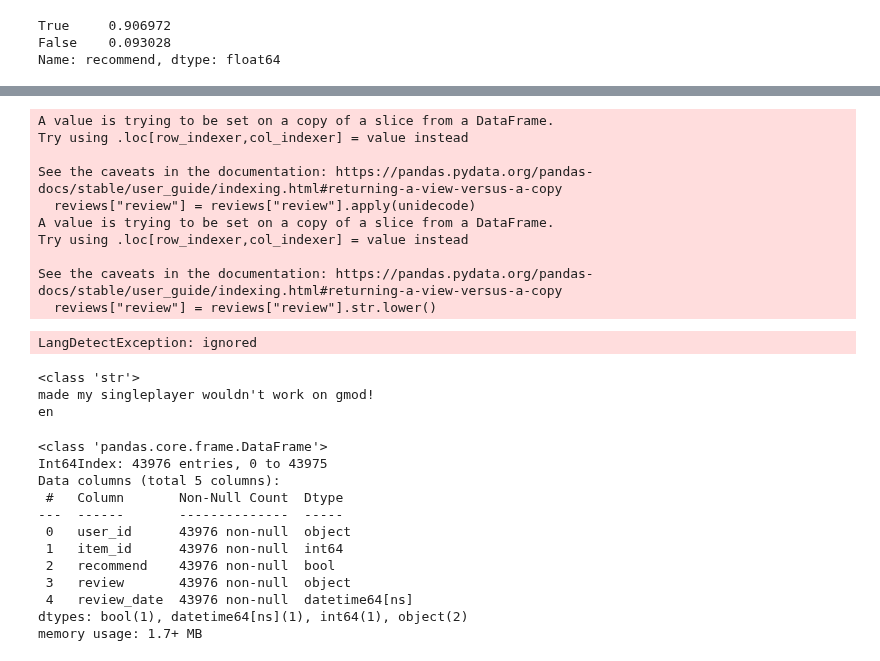
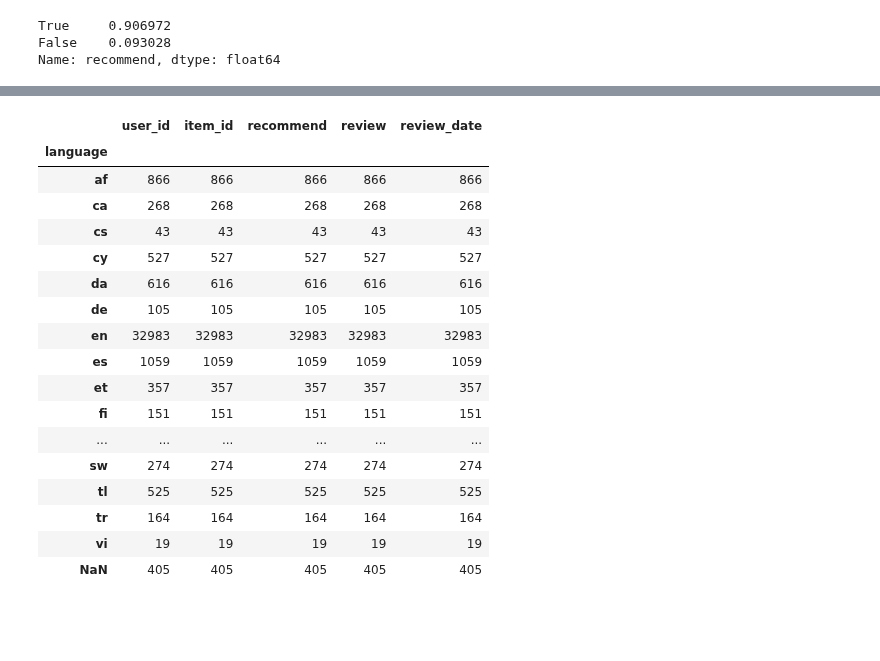
Before and after one commit to DaAnMaGi/PI_ML_OPS, a Jupyter notebook: formulacion/formulacion_datos.ipynb, the cells around one changed output, grey strips where cells are left out. Saved outputs shown, nothing was run; the diff lists cells and outputs as text; code cells hidden in the pictures; blank space fills up the shorter version.

```diff
--- a/formulacion/formulacion_datos.ipynb
+++ b/formulacion/formulacion_datos.ipynb
@@ -211,45 +197,22 @@ x
-# %%
-# Se transliteran los caracteres de "review" a ASCII
-reviews["review"] = reviews["review"].apply(unidecode)
-# Se colocan todos los caracteres en minúscula y se asegura que sean strings.
-reviews["review"] = reviews["review"].str.lower()
-# %% [output]
-A value is trying to be set on a copy of a slice from a DataFrame.
-Try using .loc[row_indexer,col_indexer] = value instead
-
-See the caveats in the documentation: https://pandas.pydata.org/pandas-docs/stable/user_guide/indexing.html#returning-a-view-versus-a-copy
-  reviews["review"] = reviews["review"].apply(unidecode)
-A value is trying to be set on a copy of a slice from a DataFrame.
-Try using .loc[row_indexer,col_indexer] = value instead
-
-See the caveats in the documentation: https://pandas.pydata.org/pandas-docs/stable/user_guide/indexing.html#returning-a-view-versus-a-copy
-  reviews["review"] = reviews["review"].str.lower()
-# %%
-# Se vuelve a intentar detectar el lenguaje para cada una de las reviews
-reviews["langugage"] = reviews["review"].apply(detect)
-# %% [output]
-LangDetectException: ignored
-# %%
-x = reviews.loc[41500,"review"]
-print(type(x))
-print(x)
-print(detect(x))
-# %% [output]
-<class 'str'>
-made my singleplayer wouldn't work on gmod!
-en
-# %%
-reviews.info()
-# %% [output]
-<class 'pandas.core.frame.DataFrame'>
-Int64Index: 43976 entries, 0 to 43975
-Data columns (total 5 columns):
- #   Column       Non-Null Count  Dtype
----  ------       --------------  -----
- 0   user_id      43976 non-null  object
- 1   item_id      43976 non-null  int64
- 2   recommend    43976 non-null  bool
- 3   review       43976 non-null  object
- 4   review_date  43976 non-null  datetime64[ns]
-dtypes: bool(1), datetime64[ns](1), int64(1), object(2)
-memory usage: 1.7+ MB
+# %%
+# Se obtiene la información del dataframe por lenguaje.
+reviews.groupby(["language"],dropna=False).count()
+# %% [output]
+|  | user_id | item_id | recommend | review | review_date |
+| language |  |  |  |  |  |
+| af | 866 | 866 | 866 | 866 | 866 |
+| ca | 268 | 268 | 268 | 268 | 268 |
+| cs | 43 | 43 | 43 | 43 | 43 |
+| cy | 527 | 527 | 527 | 527 | 527 |
+| da | 616 | 616 | 616 | 616 | 616 |
+| de | 105 | 105 | 105 | 105 | 105 |
+| en | 32983 | 32983 | 32983 | 32983 | 32983 |
+| es | 1059 | 1059 | 1059 | 1059 | 1059 |
+| et | 357 | 357 | 357 | 357 | 357 |
+| fi | 151 | 151 | 151 | 151 | 151 |
+| ... | ... | ... | ... | ... | ... |
+| sw | 274 | 274 | 274 | 274 | 274 |
+| tl | 525 | 525 | 525 | 525 | 525 |
+| tr | 164 | 164 | 164 | 164 | 164 |
+| vi | 19 | 19 | 19 | 19 | 19 |
+| NaN | 405 | 405 | 405 | 405 | 405 |
```
Also changed, not shown: parts of 10 cells of this notebook.
